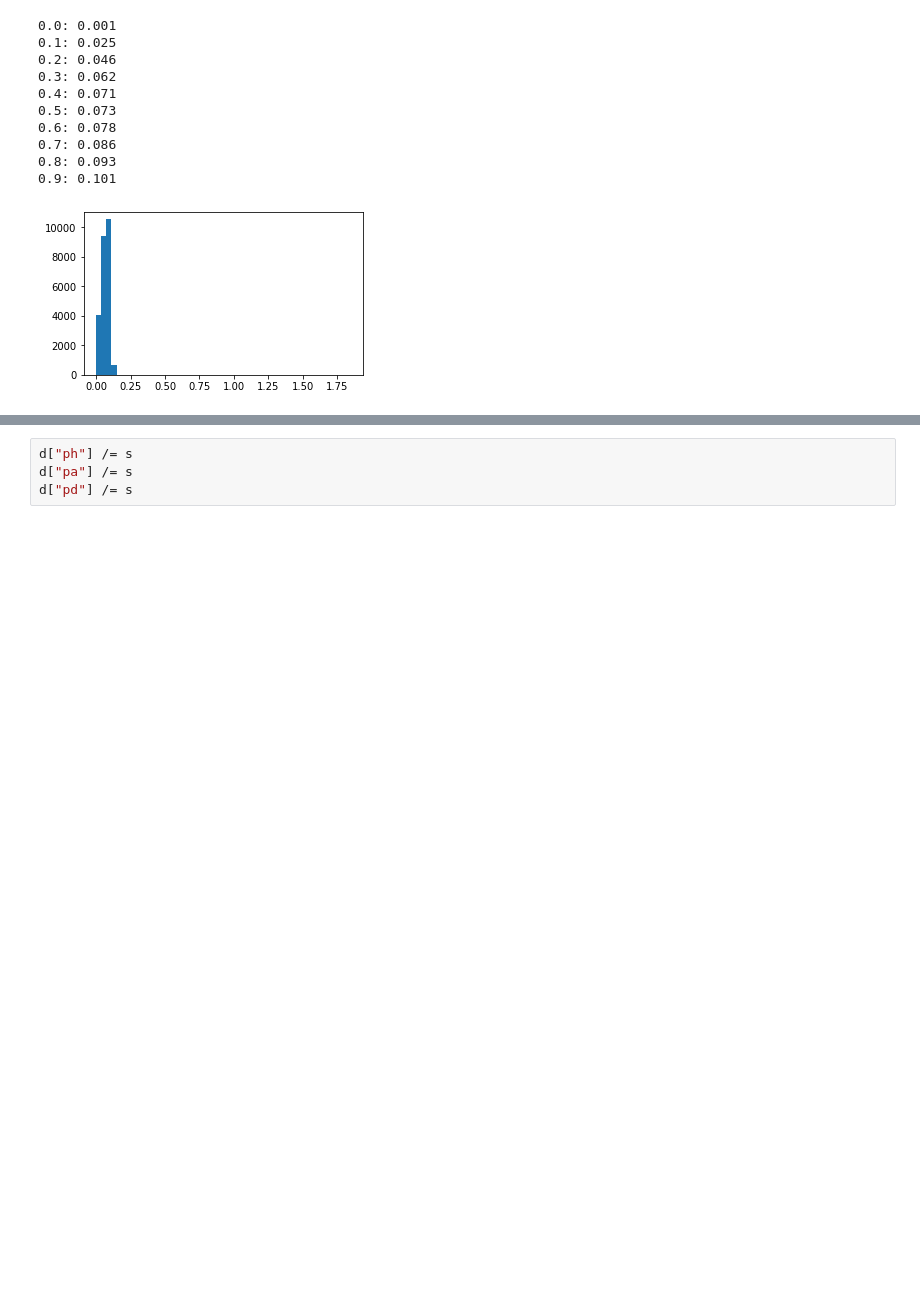
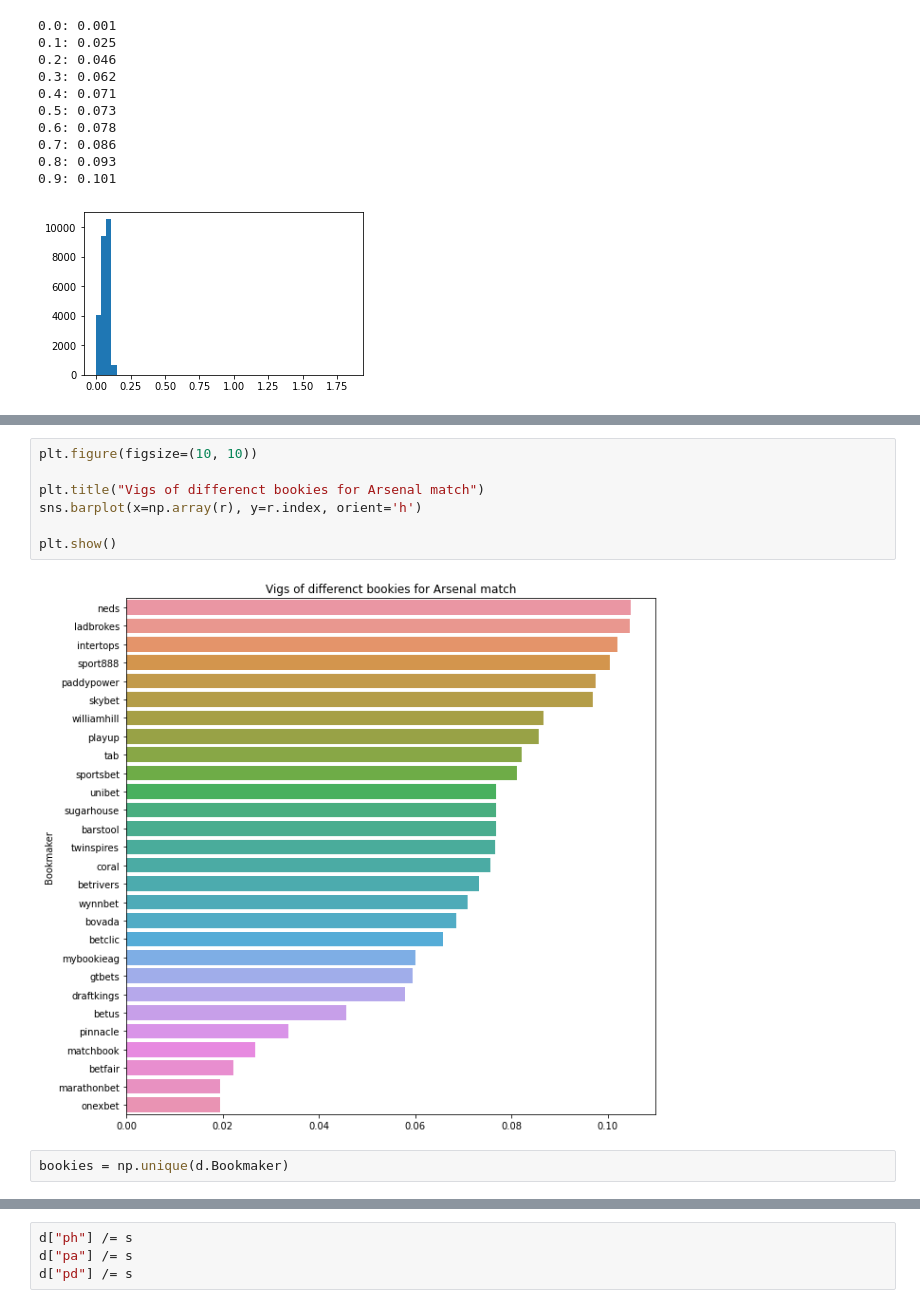
Before and after one commit to egerevv/prediction-market, a Jupyter notebook: Research Betting.ipynb, the cells around one changed output, grey strips where cells are left out. Saved outputs shown, nothing was run; the diff lists cells and outputs as text; blank space fills up the shorter version.

```diff
--- a/Research Betting.ipynb
+++ b/Research Betting.ipynb
@@ -79,0 +106,11 @@ hist(s - 1)
+# %%
+plt.figure(figsize=(10, 10))
+
+plt.title("Vigs of differenct bookies for Arsenal match")
+sns.barplot(x=np.array(r), y=r.index, orient='h')
+
+plt.show()
+# %% [output]
+[figure, added]
+# %%
+bookies = np.unique(d.Bookmaker)
```
Also changed, not shown: parts of 31 cells of this notebook, 3 other files.
